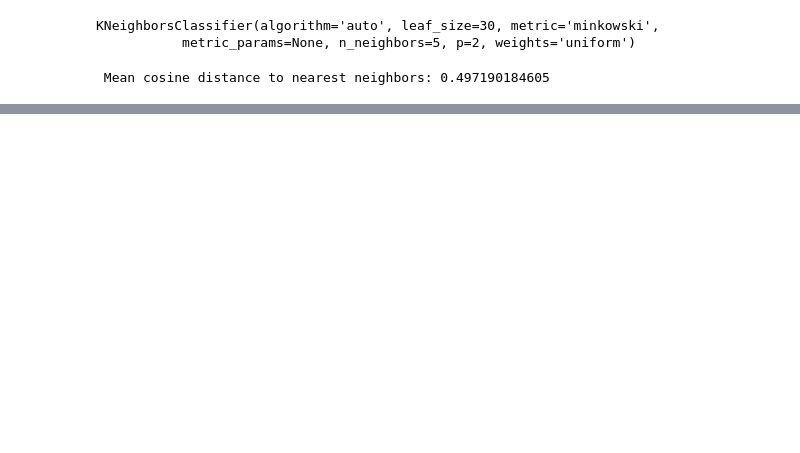
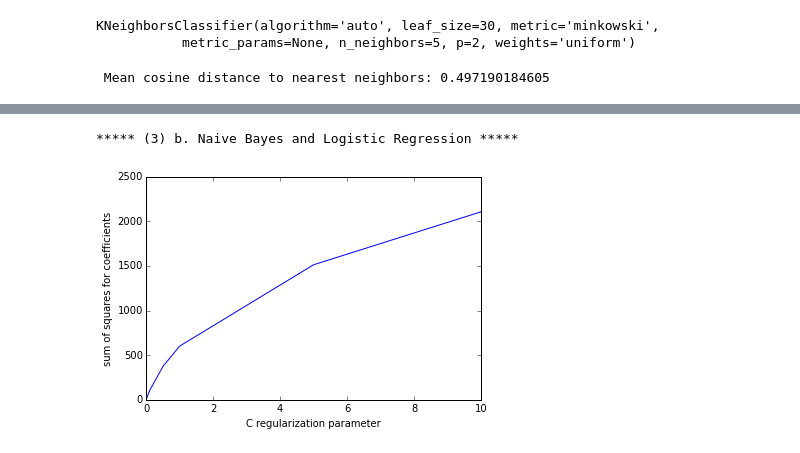
Before and after one commit to jbocharov-mids/W207-Machine-Learning, a Jupyter notebook: assignment2-scratch/Assignment2-scratch1.ipynb, the cells around one changed output, grey strips where cells are left out. Drawn from its saved outputs; the diff is of its cells as text; code cells hidden in the pictures; blank space fills up the shorter version.

```diff
--- a/assignment2-scratch/Assignment2-scratch1.ipynb
+++ b/assignment2-scratch/Assignment2-scratch1.ipynb
@@ -362,0 +399,23 @@ print ' Mean cosine distance to nearest neighbors: ' + str(mean_distance)
+# %%
+logistic_regression_hyperparameters = {'C': [0.0001, 0.001, 0.01, 0.1, 0.5, 1.0, 5.0, 10.0]}
+logistic_regression_Cs = logistic_regression_hyperparameters['C']
+
+def get_logistic_regression_coefs(train_data, train_labels, C):
+    logistic_regression = LogisticRegression(C = C)
+    logistic_regression.fit(train_data, train_labels)
+    return logistic_regression.coef_
+
+sum_of_coef_squares = [
+    np.sum(get_logistic_regression_coefs(train_vectorized, train_labels, C) ** 2)
+    for C in logistic_regression_Cs
+]
+
+print '***** (3) b. Naive Bayes and Logistic Regression *****'
+print ''
+plt.plot(logistic_regression_Cs, sum_of_coef_squares)
+plt.xlabel('C regularization parameter')
+plt.ylabel('sum of squares for coefficients')
+_ = plt.show()
+# %% [output]
+***** (3) b. Naive Bayes and Logistic Regression *****
+[figure, added]
```
Also changed, not shown: parts of 3 cells of this notebook, 1 other file.
